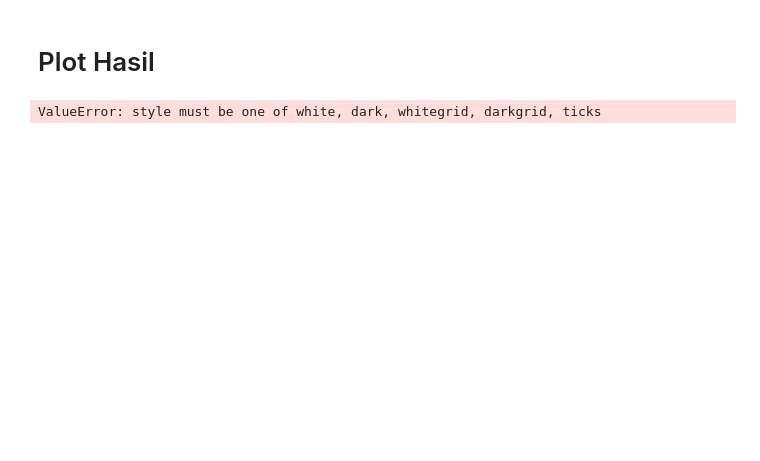
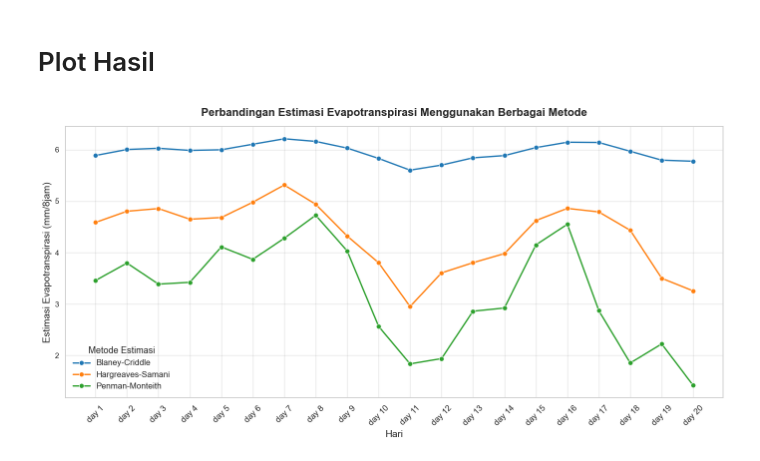
Before and after one commit to rafiachmadfr/Evapotranspiration-Analysis, a Jupyter notebook: 02. ET Calculation.ipynb, the cells around one changed output. Cells and saved outputs as stored; diff of their text form; code cells hidden in the pictures; blank space fills up the shorter version.

```diff
--- a/02. ET Calculation.ipynb
+++ b/02. ET Calculation.ipynb
@@ -69,7 +69,7 @@ def hitung_tanggal_data(day):
     hari = hitung_tanggal(day)
     hari = f"{hari:02d}"
 
-    tanggal = f"{tahun}-{bulan}-{hari}"
+    tanggal = (f"{tahun}-{bulan}-{hari}")
 
     return tanggal
 # %% [markdown]
@@ -286,13 +289,17 @@ for sheet_name in data_sekunder.sheet_names:
     # print(f"Rata-rata suhu udara: {mean_suhu_udara}")
 
     # Menghitung ET dengan model Penman-monteith
-    Ra, et_model_pm, total_et_model_pm = pm_model(RH = mean_kelembapan_relatif, u_2 = mean_kecepatan_angin,
-                                                 T_hr = suhu_udara, T_avg = mean_suhu_udara,
-                                                 T_max = max_suhu_udara, T_min = min_suhu_udara,
-                                                 altitude = altitude, latitude = latitude,
-                                                 input_date = tanggal_data)
+    radiasi_ekstrateresterial, et_model_pm, total_et_model_pm = pm_model(RH = mean_kelembapan_relatif,
+                                                                         u_2 = mean_kecepatan_angin,
+                                                                         T_hr = suhu_udara,
+                                                                         T_avg = mean_suhu_udara,
+                                                                         T_max = max_suhu_udara,
+                                                                         T_min = min_suhu_udara,
+                                                                         altitude = altitude,
+                                                                         latitude = latitude,
+                                                                         input_date = tanggal_data)
     # print(f"ET Penman-monteith {sheet_name}: {total_et_model_pm}")
-    # print(f"Radiasi atmosfer: {Ra}")
+    # print(f"Radiasi atmosfer: {radiasi_ekstrateresterial}")
 
     # Simpan hasil ke list
     hasil_pm_model.append({
@@ -303,7 +310,7 @@ for sheet_name in data_sekunder.sheet_names:
         "Mean Suhu Udara": mean_suhu_udara,
         "Mean Kecepatan Angin": mean_kecepatan_angin,
         "Mean Kelembapan Relatif": mean_kelembapan_relatif,
-        "Radiasi Extrateresterial": Ra,
+        "Radiasi Extrateresterial": radiasi_ekstrateresterial,
         "ET Total": total_et_model_pm
     })
 
@@ -321,35 +329,28 @@ df_hasil_pm.head()
 # %% [markdown]
 # Plot Hasil
 # %%
-# Set seaborn style
-sns.set(style="tick", palette="muted")
-
-plt.figure(figsize=(12, 6))
+sns.set(style="whitegrid", palette="Set2")
+plt.figure(figsize=(14, 7))
 
 # Plot data Blaney-Criddle
-sns.lineplot(x=df_hasil_bc['Day'], y=df_hasil_bc['ET Total'], marker='o', label='Blaney-Criddle', color='#1f77b4')
+sns.lineplot(x=df_hasil_bc['Day'], y=df_hasil_bc['ET Total'], marker='o', label='Blaney-Criddle', color='#1f77b4', markersize=7, linewidth=2)
 
 # Plot data Hargreaves-Samani
-sns.lineplot(x=df_hasil_hs['Day'], y=df_hasil_hs['ET Total'], marker='o', label='Hargreaves-Samani', color='#ff7f0e')
+sns.lineplot(x=df_hasil_hs['Day'], y=df_hasil_hs['ET Total'], marker='o', label='Hargreaves-Samani', color='#ff7f0e', markersize=7, linewidth=2)
 
-# Plot data Penman-Monteith
-sns.lineplot(x=df_hasil_pm['Day'], y=df_hasil_pm['ET Total'], marker='o', label='Penman-Monteith', color='#2ca02c')
+# Plot data Penman-Monteith dengan
+sns.lineplot(x=df_hasil_pm['Day'], y=df_hasil_pm['ET Total'], marker='o', label='Penman-Monteith', color='#2ca02c', markersize=7, linewidth=2)
 
-# Set title and labels
-plt.title('Perbandingan Estimasi Evapotranspirasi Seluruh Metode', fontsize=14)
-plt.xlabel('Day', fontsize=12)
-plt.ylabel('Evapotranspirasi Total (mm/8jam)', fontsize=12)
+plt.title('Perbandingan Estimasi Evapotranspirasi Menggunakan Berbagai Metode', fontsize=16, weight='bold', pad=15)
+plt.xlabel('Hari', fontsize=14)
+plt.ylabel('Estimasi Evapotranspirasi (mm/8jam)', fontsize=14)
+plt.xticks(rotation=45, fontsize=12)
 
-# Rotate x-ticks for better readability
-plt.xticks(rotation=90)
+plt.grid(True, linestyle='-', color='gray', alpha=0.2)
+plt.legend(title='Metode Estimasi', fontsize=12, title_fontsize='13', frameon=False)
 
-# Display grid
-plt.grid(True, color='gray', alpha=0.3)
-
-# Display legend
-plt.legend()
-
-# Show the plot
+# Menampilkan plot
+plt.tight_layout()
 plt.show()
 # %% [output]
-ValueError: style must be one of white, dark, whitegrid, darkgrid, ticks
+[figure, added]
```
Also changed, not shown: parts of 11 cells of this notebook, 1 other file.
